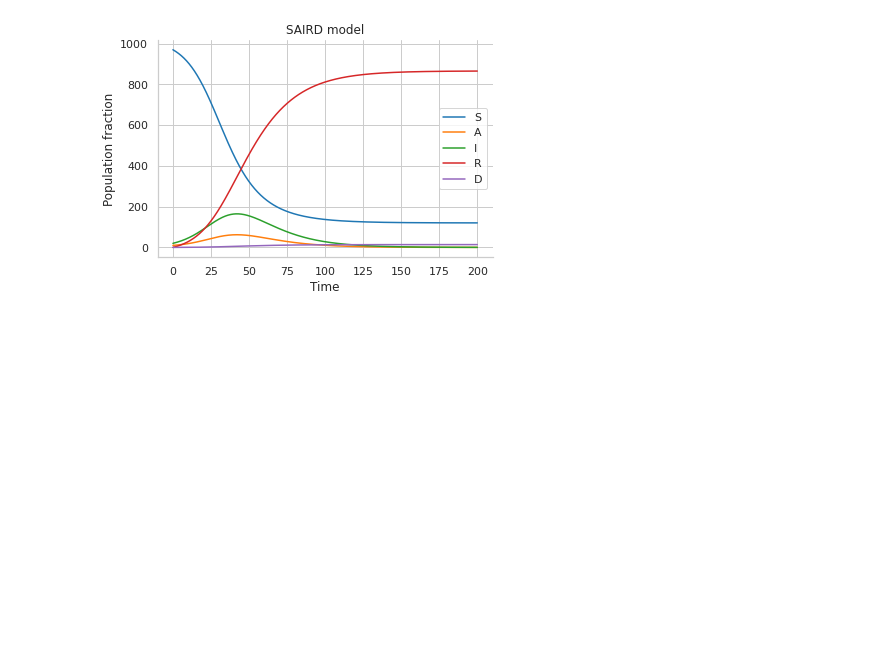
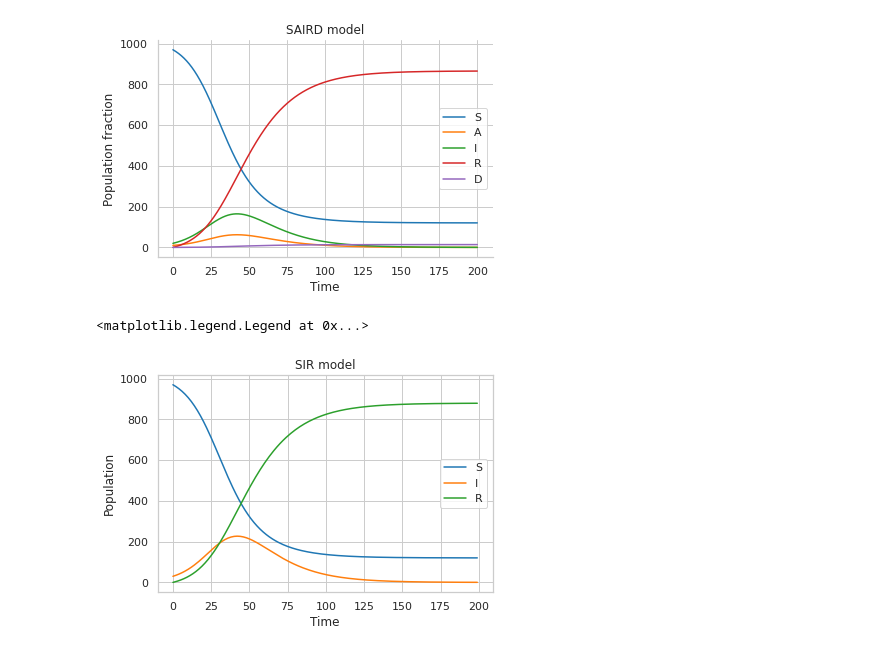
Before and after one commit to oazula/Dinamica-V, a Jupyter notebook: Sol_ODEs_Pand.ipynb, the cells around one changed output. Drawn from its saved outputs; the diff is of its cells as text; code cells hidden in the pictures; blank space fills up the shorter version.

Commit message:
Impresion datos simulacion

```diff
--- a/Sol_ODEs_Pand.ipynb
+++ b/Sol_ODEs_Pand.ipynb
@@ -184,3 +184,30 @@ saird = SAIRD(200, 0.01, 0.17, 1/16, 0.1, 0.001, 0.8, 0.29, 970, 10, 20, 0, 0, 1
 # %% [output]
 poblacion final: 1000.0000000000001
 [figure]
+# %%
+#convertir el modelo SAIRD a SIR
+Conv_SIR = saird.copy()
+Conv_SIR['I'] = Conv_SIR['I'] + Conv_SIR['A']
+Conv_SIR['R'] = Conv_SIR['R'] + Conv_SIR['D']
+Conv_SIR.drop(columns=['A', 'D'], inplace=True)
+#Normalizar (opcional)
+N = Conv_SIR.iloc[0].sum()
+#! Conv_SIR = Conv_SIR/N
+#Datos cada dt (opcional)
+dt = 1
+Conv_SIR = Conv_SIR.iloc[::int(dt/0.01)]
+
+#guardar los datos
+Conv_SIR.to_csv('sim_SIR.csv')
+# %%
+#plot the results in the same graph
+Conv_SIR.plot(y="S", use_index=True)
+plt.plot(Conv_SIR.index.to_numpy(), Conv_SIR['I'].to_numpy(), label='I')
+plt.plot(Conv_SIR.index.to_numpy(), Conv_SIR['R'].to_numpy(), label='R')
+plt.xlabel('Time')
+plt.ylabel('Population')
+plt.title('SIR model')
+plt.legend()
+# %% [output]
+<matplotlib.legend.Legend at 0x...>
+[figure, added]
```
Also changed, not shown: 2 other files.
